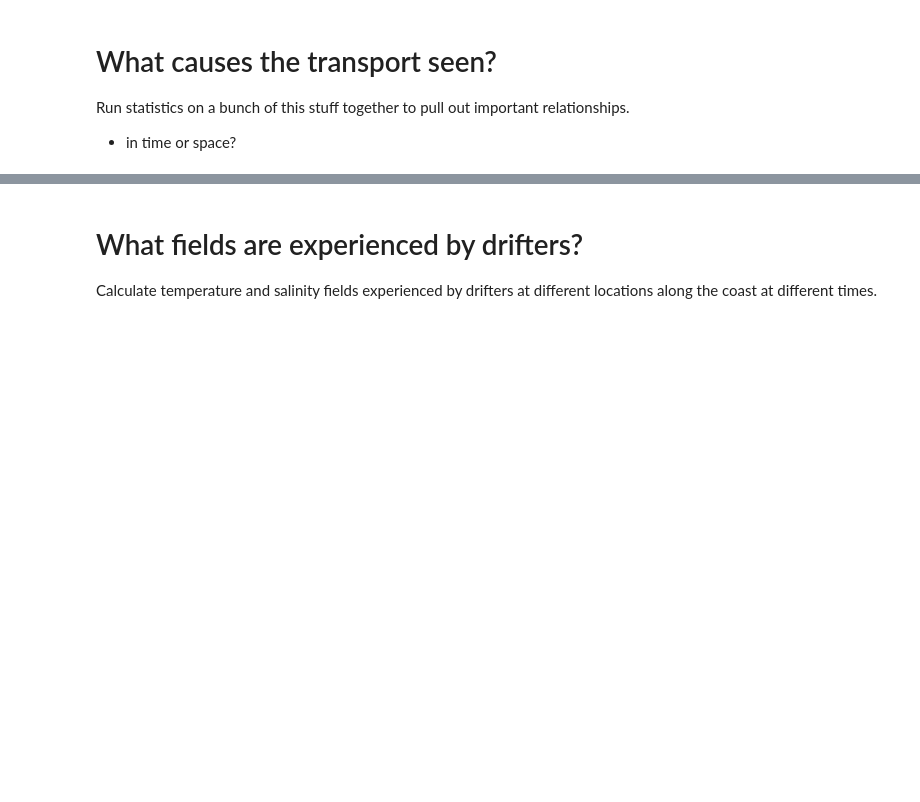
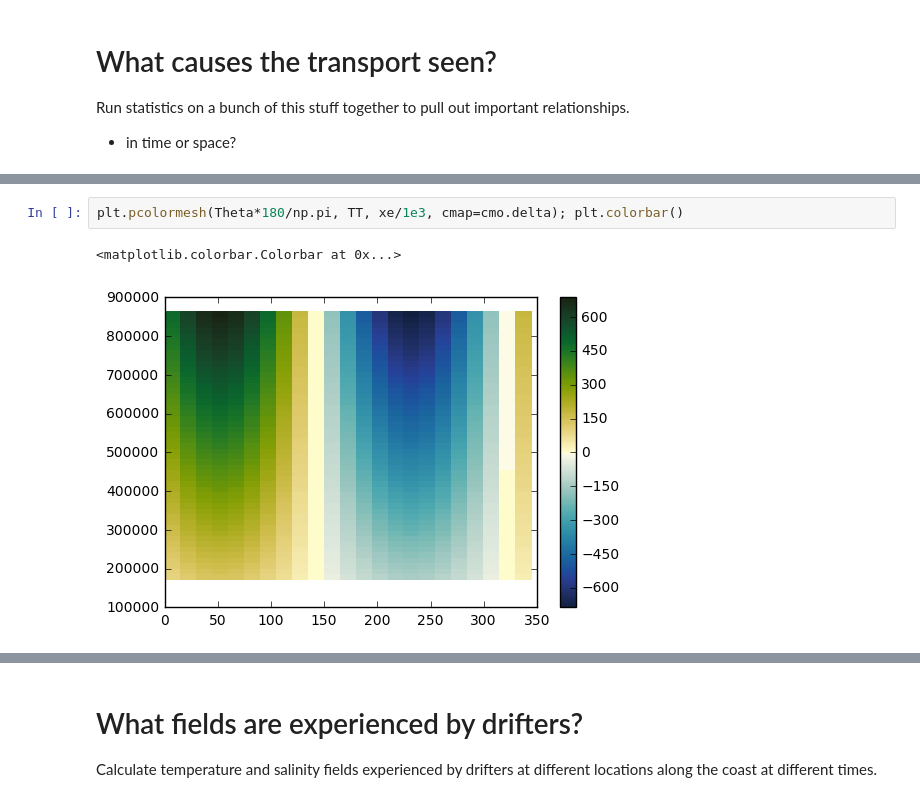
Before and after one commit to kthyng/shelf_transport, a Jupyter notebook: notebooks/Along-coast connectivity.ipynb, the cells around one changed output, grey strips where cells are left out. Cells and saved outputs as stored; diff of their text form; blank space fills up the shorter version.

```diff
--- a/notebooks/Along-coast connectivity.ipynb
+++ b/notebooks/Along-coast connectivity.ipynb
@@ -59,0 +134,5 @@ If the drifters are being moved between bays strictly by wind-driven flow, then
+# %%
+plt.pcolormesh(Theta*180/np.pi, TT, xe/1e3, cmap=cmo.delta); plt.colorbar()
+# %% [output]
+<matplotlib.colorbar.Colorbar at 0x...>
+[figure, added]
```
Also changed, not shown: parts of 26 cells of this notebook, 1 other file.
